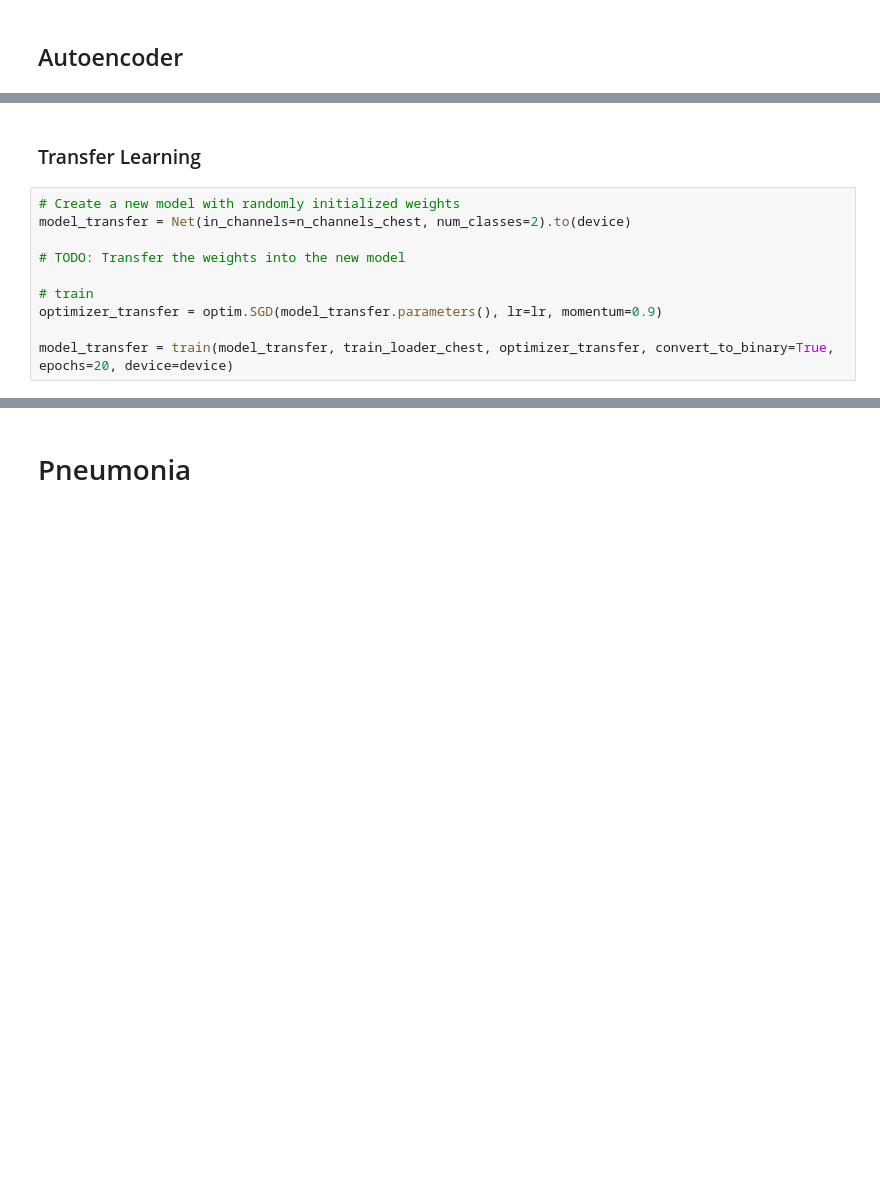
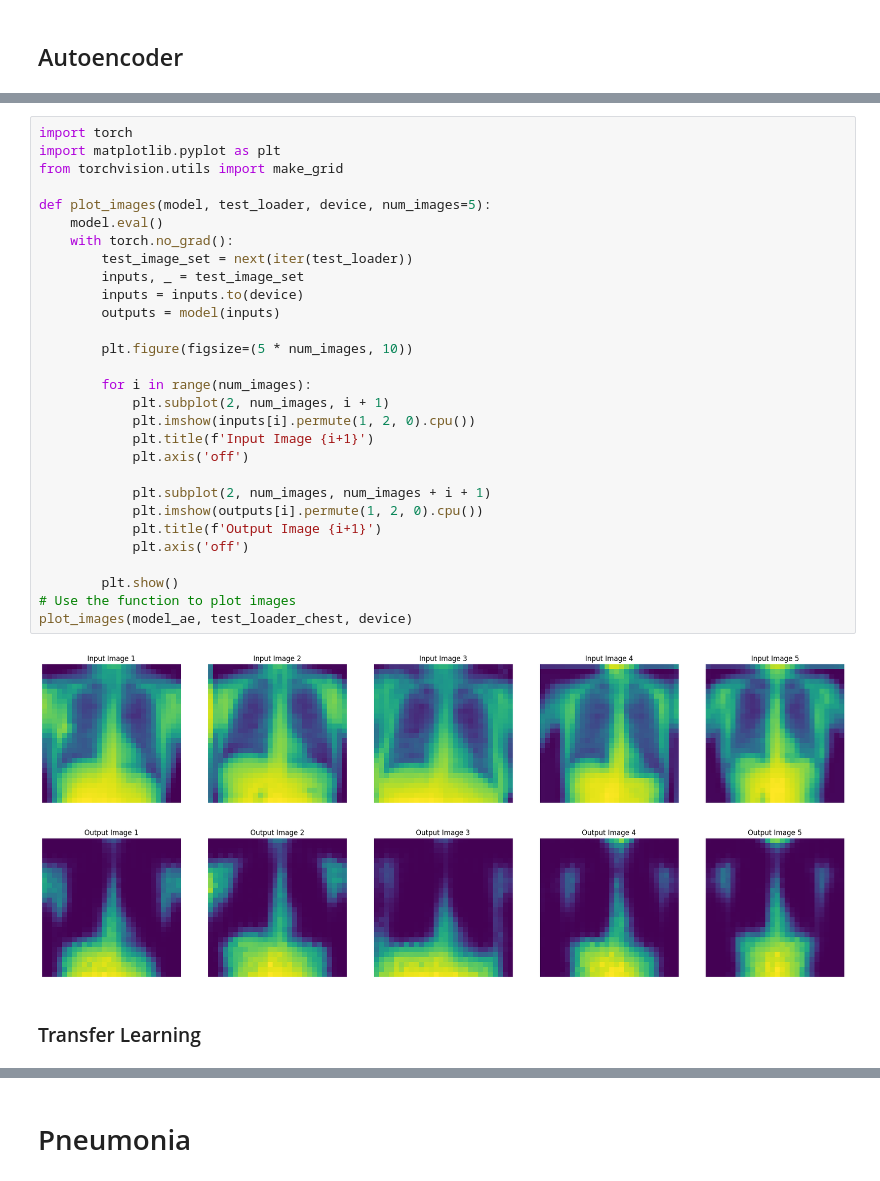
Before and after one commit to janik-j/aiinmed1, a Jupyter notebook: Exercise 3/transferlearning.ipynb, the cells around one changed output, grey strips where cells are left out. Saved outputs shown, nothing was run; the diff lists cells and outputs as text; blank space fills up the shorter version.

```diff
--- a/Exercise 3/transferlearning.ipynb
+++ b/Exercise 3/transferlearning.ipynb
@@ -398,12 +457,33 @@ plot_images(model_ae, test_loader_chest, device)
+# %%
+import torch
+import matplotlib.pyplot as plt
+from torchvision.utils import make_grid
+
+def plot_images(model, test_loader, device, num_images=5):
+    model.eval()
+    with torch.no_grad():
+        test_image_set = next(iter(test_loader))
+        inputs, _ = test_image_set
+        inputs = inputs.to(device)
+        outputs = model(inputs)
+
+        plt.figure(figsize=(5 * num_images, 10))
+
+        for i in range(num_images):
+            plt.subplot(2, num_images, i + 1)
+            plt.imshow(inputs[i].permute(1, 2, 0).cpu())
+            plt.title(f'Input Image {i+1}')
+            plt.axis('off')
+
+            plt.subplot(2, num_images, num_images + i + 1)
+            plt.imshow(outputs[i].permute(1, 2, 0).cpu())
+            plt.title(f'Output Image {i+1}')
+            plt.axis('off')
+
+        plt.show()
+# Use the function to plot images
+plot_images(model_ae, test_loader_chest, device)
+# %% [output]
+[figure, added]
 # %% [markdown]
 ### Transfer Learning
-# %%
-# Create a new model with randomly initialized weights
-model_transfer = Net(in_channels=n_channels_chest, num_classes=2).to(device)
-
-# TODO: Transfer the weights into the new model
-
-# train
-optimizer_transfer = optim.SGD(model_transfer.parameters(), lr=lr, momentum=0.9)
-
-model_transfer = train(model_transfer, train_loader_chest, optimizer_transfer, convert_to_binary=True, epochs=20, device=device)
```
Also changed, not shown: parts of 9 cells of this notebook.
